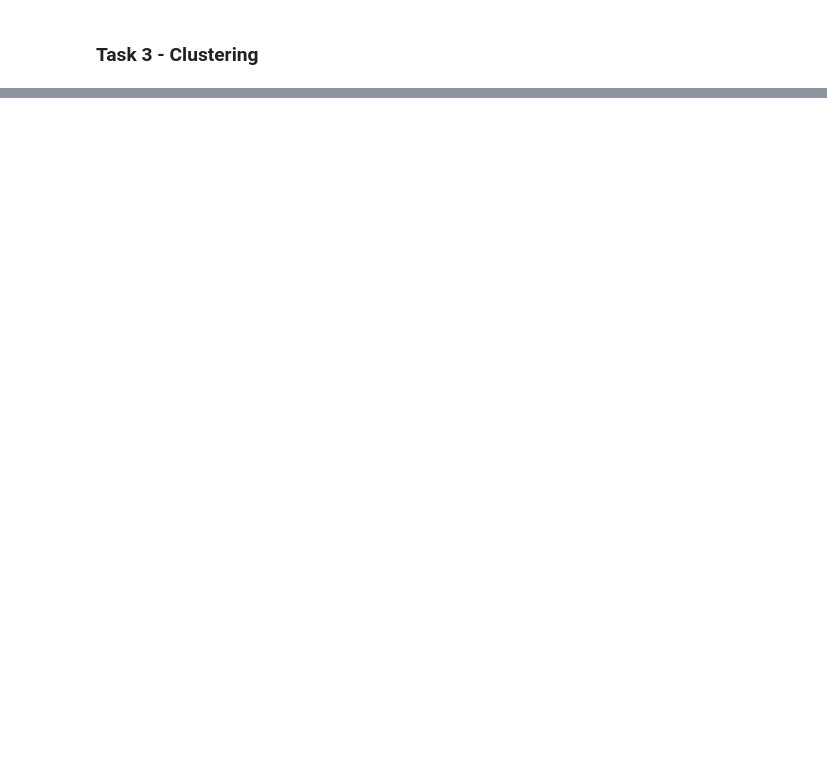
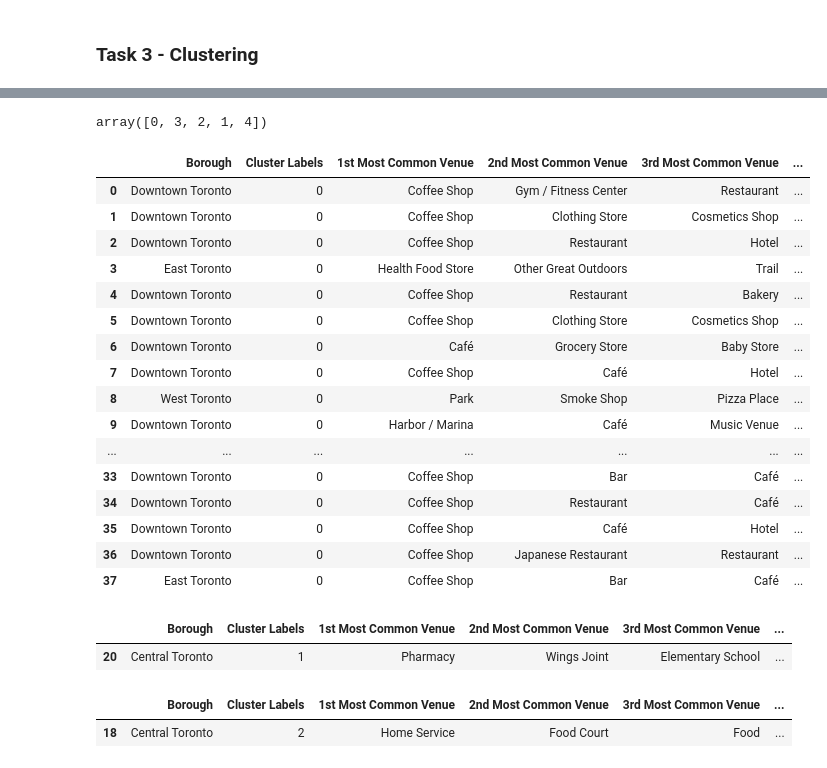
Before and after one commit to sudhirc3/ml, a Jupyter notebook: coursera/CourseraClustering.ipynb, the cells around one changed output, grey strips where cells are left out. Drawn from its saved outputs; the diff is of its cells as text; code cells hidden in the pictures; blank space fills up the shorter version.

```diff
--- a/coursera/CourseraClustering.ipynb
+++ b/coursera/CourseraClustering.ipynb
@@ -238,0 +572,12 @@ dtype: object
+# %%
+# print top 5 in each neighborhood
+num_top_venues = 5
+for hood in toronto_grouped['Neighborhood']:
+    print("----"+hood+"----")
+    temp = toronto_grouped[toronto_grouped['Neighborhood'] == hood].T.reset_index()
+    temp.columns = ['venue','freq']
+    temp = temp.iloc[1:]
+    temp['freq'] = temp['freq'].astype(float)
+    temp = temp.round({'freq': 2})
+    print(temp.sort_values('freq', ascending=False).reset_index(drop=True).head(num_top_venues))
+    print('\n')
@@ -238,0 +602,7 @@ dtype: object
+# %%
+# func to sort venues in descending order
+def return_most_common_venues(row, num_top_venues):
+    row_categories = row.iloc[1:]
+    row_categories_sorted = row_categories.sort_values(ascending=False)
+
+    return row_categories_sorted.index.values[0:num_top_venues]
@@ -238,0 +639,11 @@ dtype: object
+# %%
+# cluster the neighborhoods
+kclusters = 5
+
+toronto_grouped_clustering = toronto_grouped.drop('Neighborhood', 1)
+
+# run k-means clustering
+kmeans = KMeans(n_clusters=kclusters, random_state=0).fit(toronto_grouped_clustering)
+
+# check cluster labels generated for each row in the dataframe
+kmeans.labels_[0:10]
@@ -238,0 +661,10 @@ dtype: object
+# %%
+# add cluster column to df
+# add clustering labels
+neighborhoods_venues_sorted.insert(0, 'Cluster Labels', kmeans.labels_)
+
+toronto_merged = df4
+# merge toronto_grouped with toronto_data to add latitude/longitude for each nei ghborhood
+toronto_merged = toronto_merged.join(neighborhoods_venues_sorted.set_index('Neighborhood'), on='Neighborhood')
+
+toronto_merged.head()
@@ -238,0 +704,38 @@ dtype: object
+# %%
+toronto_merged['Cluster Labels'].unique()
+# %% [output]
+array([0, 3, 2, 1, 4])
+# %%
+# examine clusters
+# cluster 1
+toronto_merged.loc[toronto_merged['Cluster Labels'] == 0, toronto_merged.columns[[1] + list(range(5, toronto_merged.shape[1]))]]
+# %% [output]
+|  | Borough | Cluster Labels | 1st Most Common Venue | 2nd Most Common Venue | 3rd Most Common Venue | ... |
+| 0 | Downtown Toronto | 0 | Coffee Shop | Gym / Fitness Center | Restaurant | ... |
+| 1 | Downtown Toronto | 0 | Coffee Shop | Clothing Store | Cosmetics Shop | ... |
+| 2 | Downtown Toronto | 0 | Coffee Shop | Restaurant | Hotel | ... |
+| 3 | East Toronto | 0 | Health Food Store | Other Great Outdoors | Trail | ... |
+| 4 | Downtown Toronto | 0 | Coffee Shop | Restaurant | Bakery | ... |
+| 5 | Downtown Toronto | 0 | Coffee Shop | Clothing Store | Cosmetics Shop | ... |
+| 6 | Downtown Toronto | 0 | Café | Grocery Store | Baby Store | ... |
+| 7 | Downtown Toronto | 0 | Coffee Shop | Café | Hotel | ... |
+| 8 | West Toronto | 0 | Park | Smoke Shop | Pizza Place | ... |
+| 9 | Downtown Toronto | 0 | Harbor / Marina | Café | Music Venue | ... |
+| ... | ... | ... | ... | ... | ... | ... |
+| 33 | Downtown Toronto | 0 | Coffee Shop | Bar | Café | ... |
+| 34 | Downtown Toronto | 0 | Coffee Shop | Restaurant | Café | ... |
+| 35 | Downtown Toronto | 0 | Coffee Shop | Café | Hotel | ... |
+| 36 | Downtown Toronto | 0 | Coffee Shop | Japanese Restaurant | Restaurant | ... |
+| 37 | East Toronto | 0 | Coffee Shop | Bar | Café | ... |
+# %%
+# cluster 2
+toronto_merged.loc[toronto_merged['Cluster Labels'] == 1, toronto_merged.columns[[1] + list(range(5, toronto_merged.shape[1]))]]
+# %% [output]
+|  | Borough | Cluster Labels | 1st Most Common Venue | 2nd Most Common Venue | 3rd Most Common Venue | ... |
+| 20 | Central Toronto | 1 | Pharmacy | Wings Joint | Elementary School | ... |
+# %%
+# cluster 3
+toronto_merged.loc[toronto_merged['Cluster Labels'] == 2, toronto_merged.columns[[1] + list(range(5, toronto_merged.shape[1]))]]
+# %% [output]
+|  | Borough | Cluster Labels | 1st Most Common Venue | 2nd Most Common Venue | 3rd Most Common Venue | ... |
+| 18 | Central Toronto | 2 | Home Service | Food Court | Food | ... |
```
Also changed, not shown: parts of 44 cells of this notebook.
